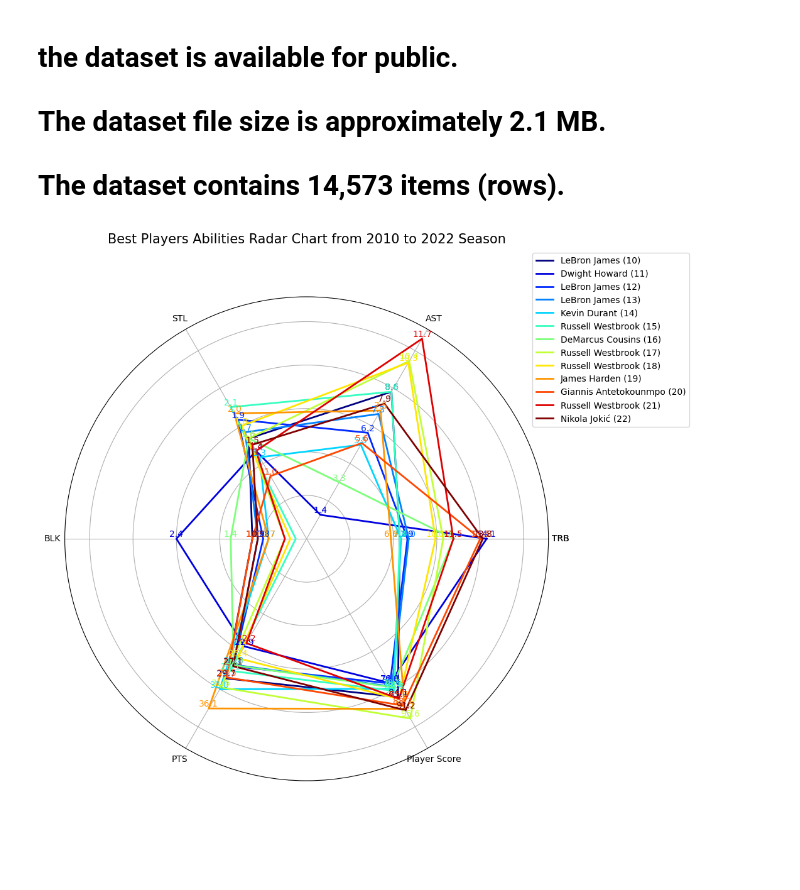
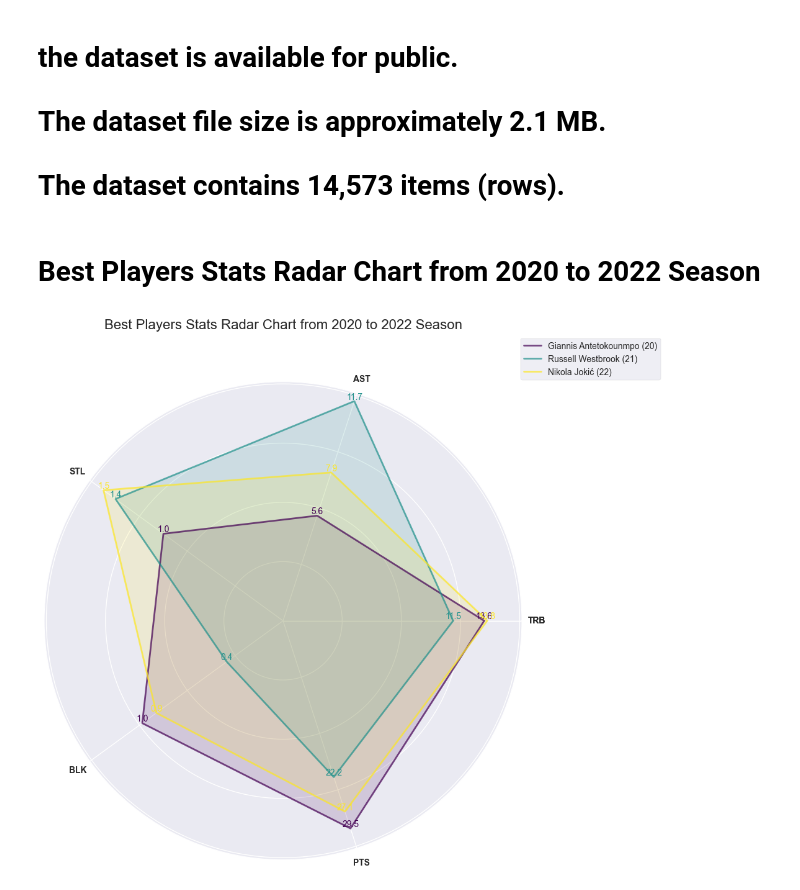
Before and after one commit to husker01/IS445_Final_Project, a Jupyter notebook: IS445_Li_Luwei_Peers.ipynb, the cells around one changed output. Saved outputs shown, nothing was run; the diff lists cells and outputs as text; code cells hidden in the pictures; blank space fills up the shorter version.

```diff
--- a/IS445_Li_Luwei_Peers.ipynb
+++ b/IS445_Li_Luwei_Peers.ipynb
@@ -71,46 +71,57 @@ sorted_data["Player Score"] = (
 
 # Determine the best player for each season
 best_players = sorted_data.loc[sorted_data.groupby("Season")["Player Score"].idxmax()][["Season", "Player", "Player Score", "TRB", "AST", "STL", "BLK", "PTS"]]
+# %% [markdown]
+# Best Players Stats Radar Chart from 2020 to 2022 Season
 # %%
-def plot_combined_radar_chart(players_data, attributes, max_values):
-    """Plots a radar chart with multiple players' data."""
+
+import seaborn as sns
+
+def fancy_radar_chart(players_data, attributes, max_values):
+    """Plots a fancier radar chart with multiple players' data."""
     # Number of attributes
     num_vars = len(attributes)
 
     # Set the maximum values for the plot
     max_val_dict = dict(zip(attributes, max_values))
 
     # Calculate the angle for each axis
     angles = np.linspace(0, 2 * np.pi, num_vars, endpoint=False).tolist()
     angles += angles[:1]  # Close the circle
 
-    # Plotting the radar chart
-    fig, ax = plt.subplots(figsize=(10, 10), subplot_kw=dict(polar=True))
+    # Plotting the radar chart with a custom style
+    with plt.style.context('seaborn-v0_8-notebook'):
+        fig, ax = plt.subplots(figsize=(10, 10), subplot_kw=dict(polar=True))
 
-    # Set a colormap for distinct colors
-    colors = plt.cm.jet(np.linspace(0, 1, len(players_data)))
+        # Set a sophisticated color palette
+        colors = plt.cm.viridis(np.linspace(0, 1, len(players_data)))
 
-    for i, (_, row) in enumerate(players_data.iterrows()):
-        values = [row[attr] / max_val_dict[attr] for attr in attributes]  # Normalize each attribute based on its max value
-        values += values[:1]  # Close the circle
-        ax.plot(angles, values, color=colors[i], label=f"{row['Player']} ({row['Season']})", linewidth=2)
-        # Add actual data values as text labels
-        for j, value in enumerate(values[:-1]):
-            if value > 0.1:  # Adjust this threshold as needed
-                ax.text(angles[j], value, f"{row[attributes[j]]:.1f}", color=colors[i], ha='center', va='bottom')
+        for i, (_, row) in enumerate(players_data.iterrows()):
+            values = [row[attr] / max_val_dict[attr] for attr in attributes]  # Normalize each attribute based on its max value
+            values += values[:1]  # Close the circle
+            ax.plot(angles, values, color=colors[i], label=f"{row['Player']} ({row['Season']})", linewidth=2, alpha=0.7)
+            ax.fill(angles, values, color=colors[i], alpha=0.15)  # Add a slight fill
+            # Add actual data values as text labels
+            for j, value in enumerate(values[:-1]):
+                if value > 0.1:  # Adjust this threshold as needed
+                    ax.text(angles[j], value, f"{row[attributes[j]]:.1f}", color=colors[i], ha='center', va='bottom')
 
-    ax.set_yticklabels([])
-    attributes += attributes[:1]  # Close the circle
-    ax.set_xticks(angles)
-    ax.set_xticklabels(attributes)
-    ax.set_title('Best Players Abilities Radar Chart from 2010 to 2022 Season', size=15, y=1.1)
-    ax.legend(loc="upper right", bbox_to_anchor=(1.3, 1.1))
+        # Add gridlines
+        ax.set_rgrids([0.2, 0.4, 0.6, 0.8], alpha=0.5)
+        ax.set_yticklabels([])
+        attributes += attributes[:1]  # Close the circle
+        ax.set_xticks(angles)
+        ax.set_xticklabels(attributes, fontweight='bold')
+        ax.set_title('Best Players Stats Radar Chart from 2020 to 2022 Season', size=16, y=1.1)
+        ax.legend(loc="upper right", bbox_to_anchor=(1.3, 1.1))
 
     plt.show()
 
-# Assuming best_players data exists
-attributes = ["TRB", "AST", "STL", "BLK", "PTS", "Player Score"]
-max_values = [17, 11, 3, 4, 40, 100]
-plot_combined_radar_chart(best_players, attributes, max_values)
+# Extracting best players from the last three seasons for the demonstration
+filtered_best_players = best_players[best_players['Season'].isin(['20', '21', '22'])]
+
+attributes = ["TRB", "AST", "STL", "BLK", "PTS"]
+max_values = [20, 15, 2, 1.7, 40]  # These values can be adjusted based on the dataset's nature
+fancy_radar_chart(filtered_best_players, attributes, max_values)
 # %% [output]
-[figure, old version]
+[figure, new version]
```
Also changed, not shown: 1 other file.
